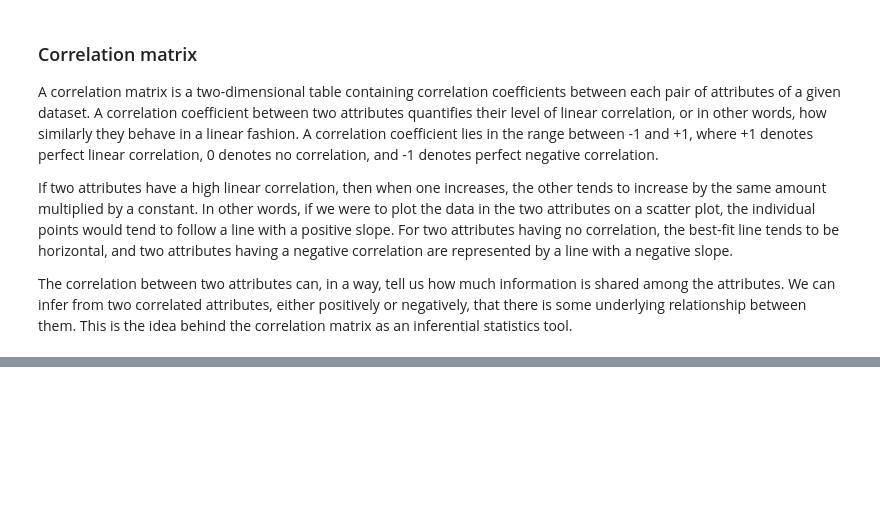
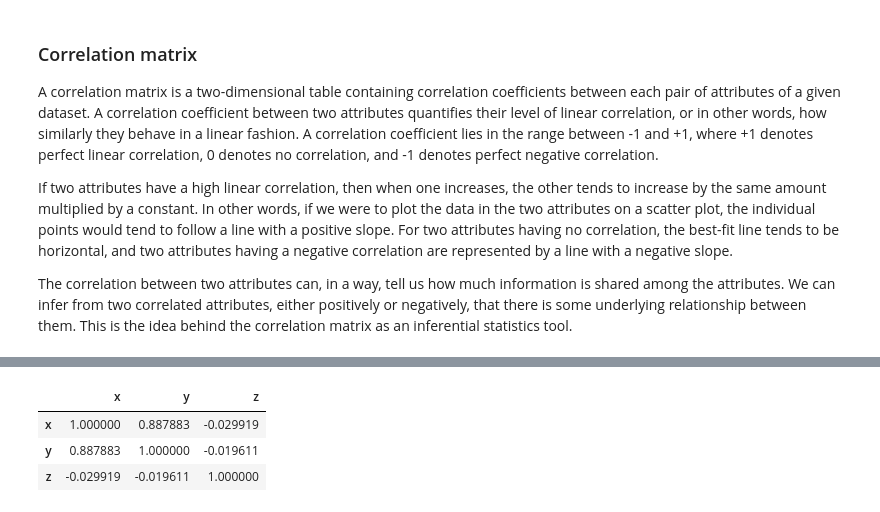
Before and after one commit to masinde70/Stats, a Jupyter notebook: statstoolbox.ipynb, the cells around one changed output, grey strips where cells are left out. Cells and saved outputs as stored; diff of their text form; code cells hidden in the pictures; blank space fills up the shorter version.

```diff
--- a/statstoolbox.ipynb
+++ b/statstoolbox.ipynb
@@ -291,0 +296,12 @@ The correlation between two attributes can, in a way, tell us how much informati
+# %%
+x = np.random.rand(500,)
+y = x * 2 + np.random.normal(0, 0.3, 500)
+z = np.random.rand(500,)
+df = pd.DataFrame({'x': x, 'y': y, 'z': z})
+# %%
+df.corr()
+# %% [output]
+|  | x | y | z |
+| x | 1.000000 | 0.887883 | -0.029919 |
+| y | 0.887883 | 1.000000 | -0.019611 |
+| z | -0.029919 | -0.019611 | 1.000000 |
```
Also changed, not shown: parts of 1 cell of this notebook.
